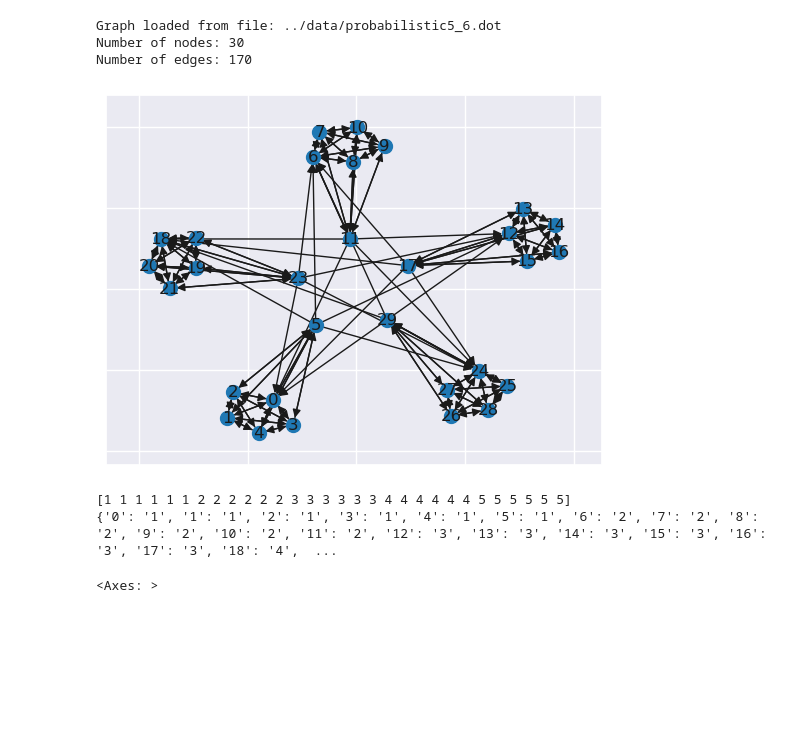
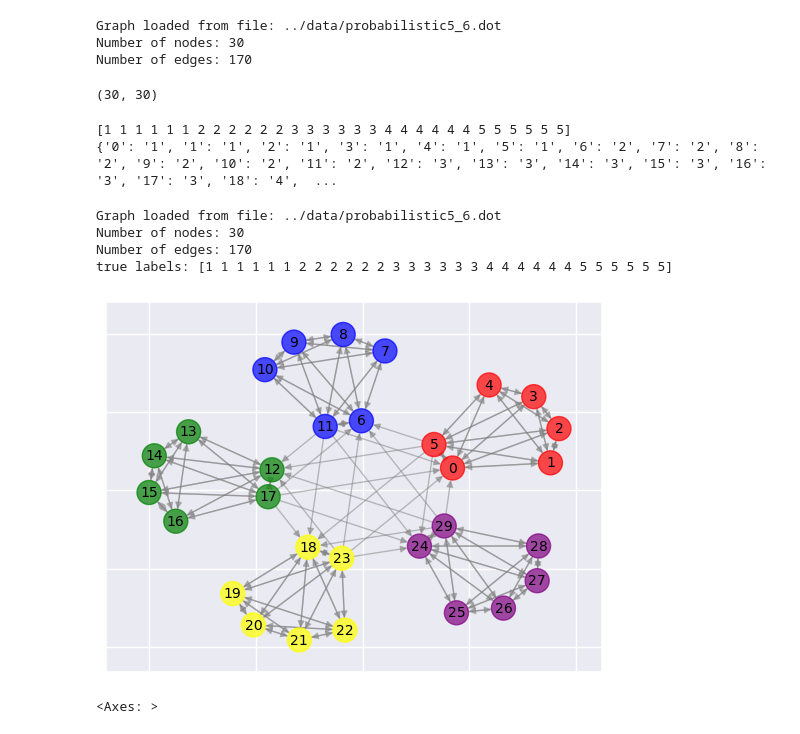
Before and after one commit to Loccret/SyncMap-Draft, a Jupyter notebook: nbs/01_GraphProcessor.ipynb, the cells around one changed output. Cells and saved outputs as stored; diff of their text form; code cells hidden in the pictures; blank space fills up the shorter version.

Commit message:
improve the visualization

```diff
--- a/nbs/01_GraphProcessor.ipynb
+++ b/nbs/01_GraphProcessor.ipynb
@@ -132,12 +116,8 @@ def visualize_graph(self:GraphProcessor):
-# %%
-# temp_path = f'../data/probabilistic5_6.dot'
-# graph1 = GraphProcessor(file_path = temp_path)
-
-# graph1.read_graph_from_dot()
-
-graph1.visualize_graph()
-# %% [output]
-[figure, removed]
+# %%
+# get the adjacency matrix from the graph
+graph1.A.shape
+# %% [output]
+(30, 30)
 # %%
 #| export
 # get the ground truth labels
@@ -161,3 +163,20 @@ print(graph1.get_groundtruth_labels(dtype = 'dict'))
+# %%
+temp_path = f'../data/probabilistic5_6.dot'
+# temp_path = f'../data/chain_mixed5_6.dot'
+# temp_path = f'../data/chain_mixed5_60.dot'
+
+graph1 = GraphProcessor(file_path = temp_path)
+
+graph1.read_graph_from_dot()
+groundtruth_labels = graph1.get_groundtruth_labels()
+print("true labels:", groundtruth_labels)
+graph1.visualize_graph(group_labels = groundtruth_labels, graph_layout=4)
+# %% [output]
+Graph loaded from file: ../data/probabilistic5_6.dot
+Number of nodes: 30
+Number of edges: 170
+true labels: [1 1 1 1 1 1 2 2 2 2 2 2 3 3 3 3 3 3 4 4 4 4 4 4 5 5 5 5 5 5]
+[figure, added]
 # %%
 #| export
 # get the connection matrix A
```
Also changed, not shown: parts of 3 cells of this notebook, 4 other files.
